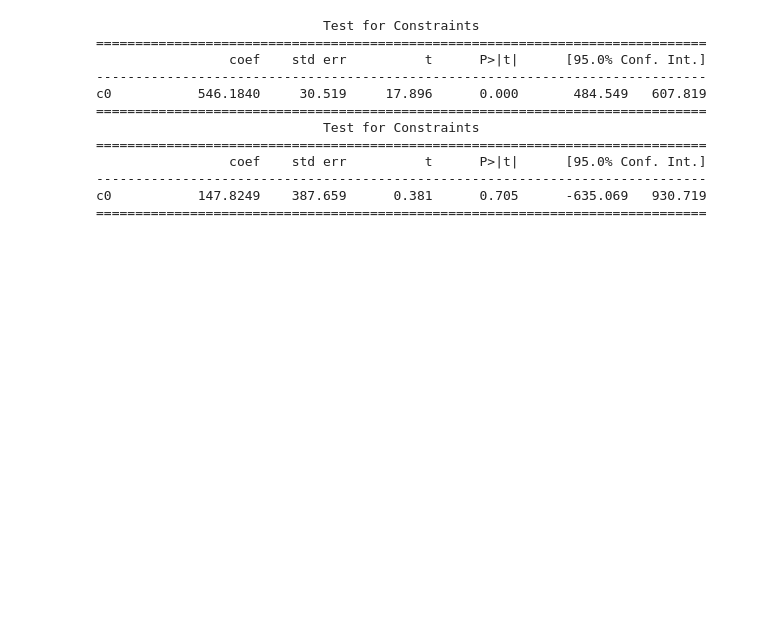
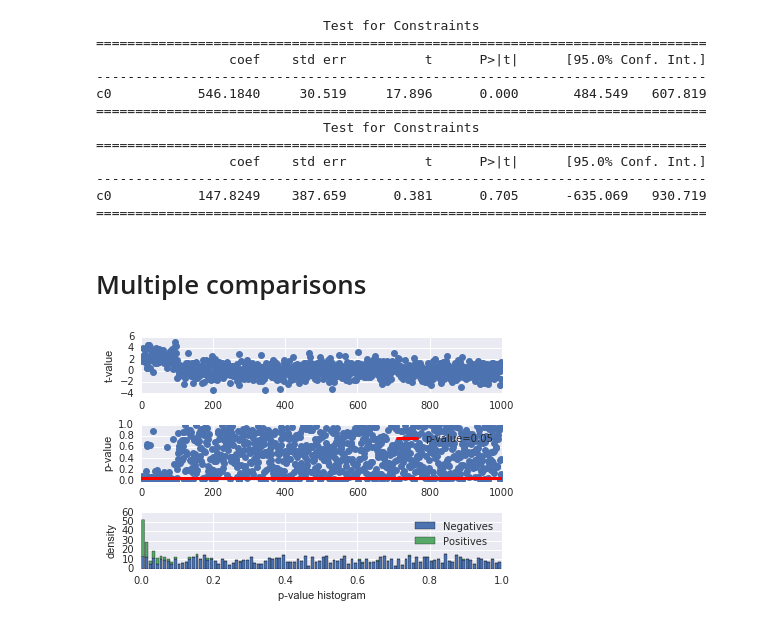
Before and after one commit to anhnguyendepocen/pylearn-doc, a Jupyter notebook: notebooks/stat_univ.ipynb, the cells around one changed output. Drawn from its saved outputs; the diff is of its cells as text; code cells hidden in the pictures; blank space fills up the shorter version.

Commit message:
univ stat end

```diff
--- a/notebooks/stat_univ.ipynb
+++ b/notebooks/stat_univ.ipynb
@@ -959,3 +961,53 @@ c0           546.1840     30.519     17.896      0.000       484.549   607.819
 ------------------------------------------------------------------------------
 c0           147.8249    387.659      0.381      0.705      -635.069   930.719
 ==============================================================================
+# %% [markdown]
+# Multiple comparisons
+# %%
+import numpy as np
+np.random.seed(seed=42)  # make example reproducible
+
+# Dataset
+import numpy as np
+np.random.seed(seed=42)  # make example reproducible
+
+
+# Dataset
+n_samples, n_features = 100, 1000
+n_info = int(n_features/10) # number of features with information
+n1, n2 = int(n_samples/2), n_samples - int(n_samples/2)
+snr = .5
+Y = np.random.randn(n_samples, n_features)
+grp = np.array(["g1"] * n1 + ["g2"] * n2)
+
+# Add some group effect for Pinfo features
+Y[grp=="g1", :n_info] += snr
+
+#
+import scipy.stats as stats
+import matplotlib.pyplot as plt
+tvals, pvals = np.full(n_features, np.NAN), np.full(n_features, np.NAN)
+for j in range(n_features):
+    tvals[j], pvals[j] = stats.ttest_ind(Y[grp=="g1", j], Y[grp=="g2", j],
+                                         equal_var=True)
+
+fig, axis = plt.subplots(3, 1)#, sharex='col')
+
+axis[0].plot(range(n_features), tvals, 'o')
+axis[0].set_ylabel("t-value")
+
+axis[1].plot(range(n_features), pvals, 'o')
+axis[1].axhline(y=0.05, color='red', linewidth=3, label="p-value=0.05")
+#axis[1].axhline(y=0.05, label="toto", color='red')
+axis[1].set_ylabel("p-value")
+axis[1].legend()
+
+axis[2].hist([pvals[n_info:], pvals[:n_info]],
+    stacked=True, bins=100, label=["Negatives", "Positives"])
+axis[2].set_xlabel("p-value histogram")
+axis[2].set_ylabel("density")
+axis[2].legend()
+
+plt.tight_layout()
+# %% [output]
+[figure, added]
```
Also changed, not shown: parts of 14 cells of this notebook, 1 other file.
